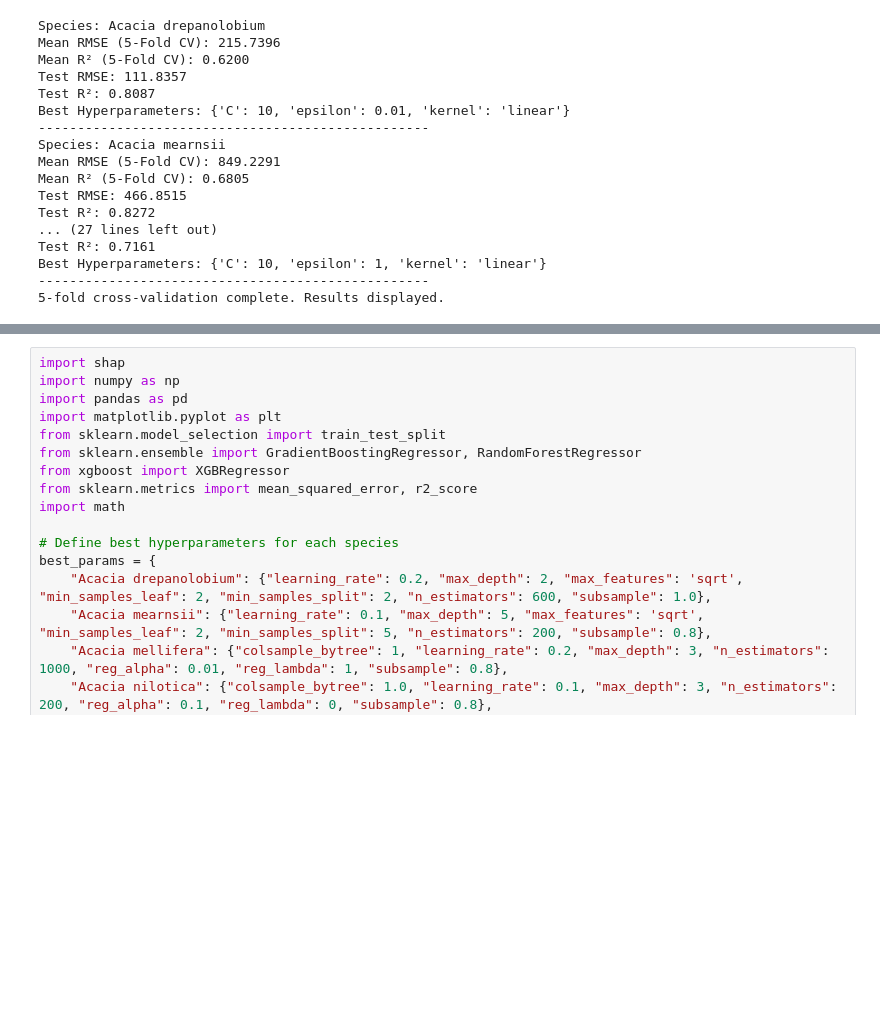
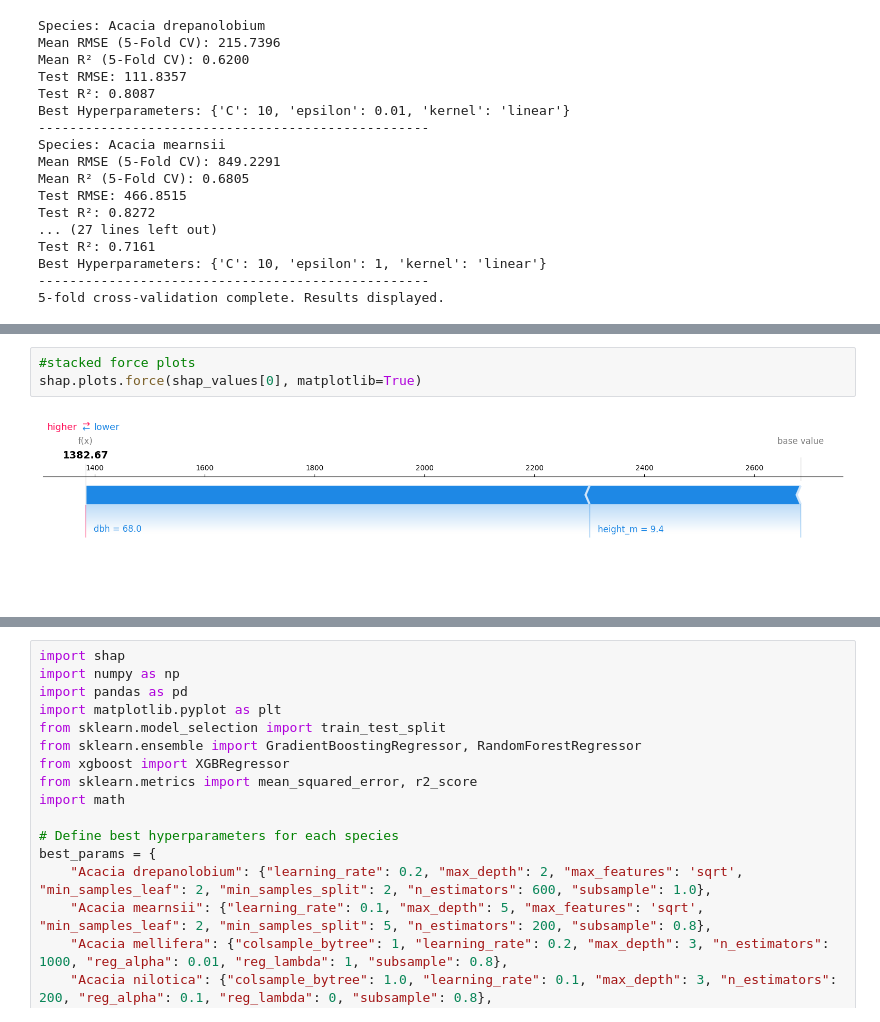
Before and after one commit to irungus/agf_kenya, a Jupyter notebook: agf_kenya_colab_acacia.ipynb, the cells around one changed output, grey strips where cells are left out. Saved outputs shown, nothing was run; the diff lists cells and outputs as text; blank space fills up the shorter version.

```diff
--- a/agf_kenya_colab_acacia.ipynb
+++ b/agf_kenya_colab_acacia.ipynb
@@ -1206,0 +1204,5 @@ Acacia xanthophloea - RMSE: 1486.4261, R²: 0.8008
+# %%
+#stacked force plots
+shap.plots.force(shap_values[0], matplotlib=True)
+# %% [output]
+[figure, added]
```
Also changed, not shown: parts of 10 cells of this notebook.
